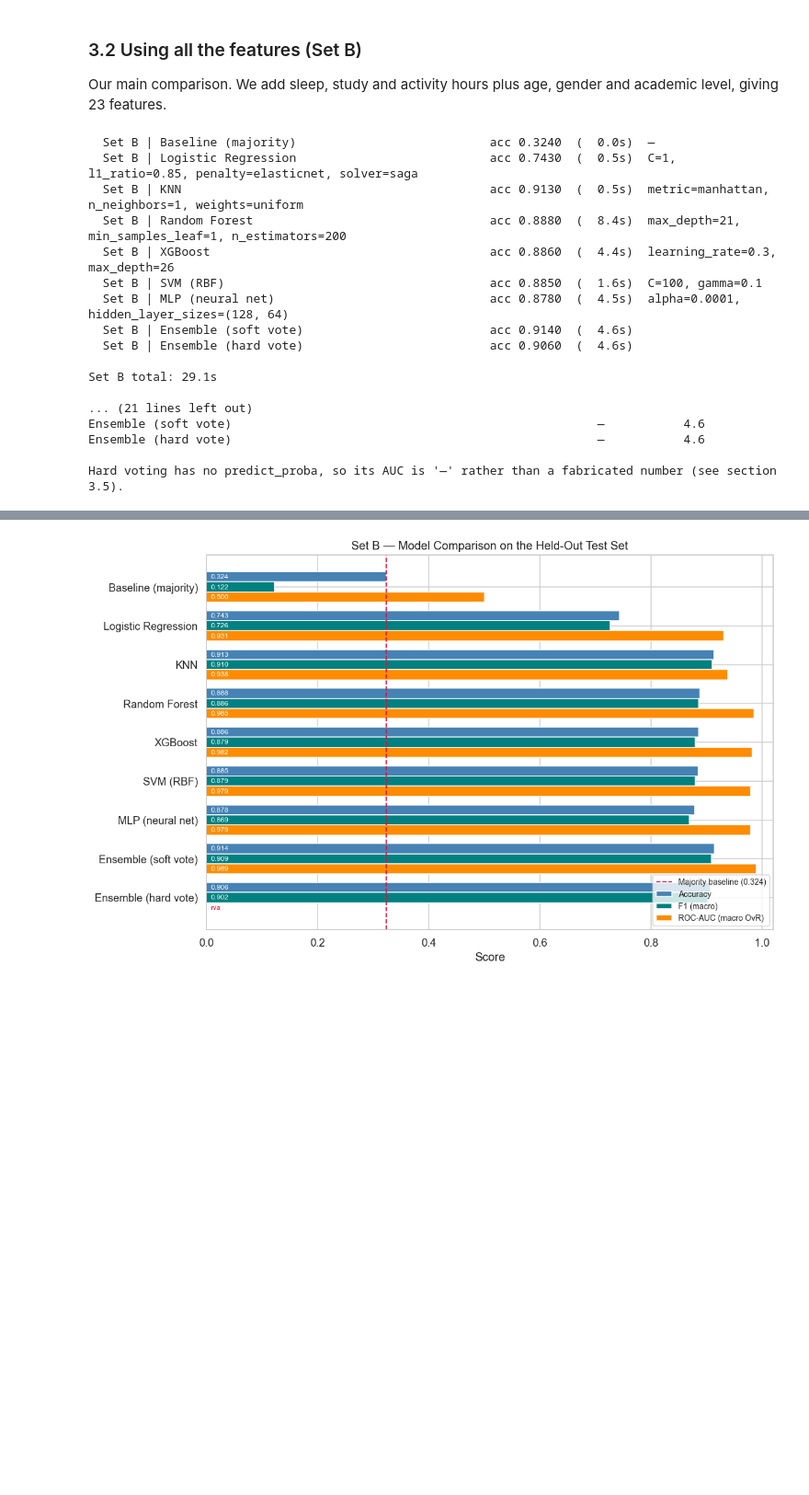
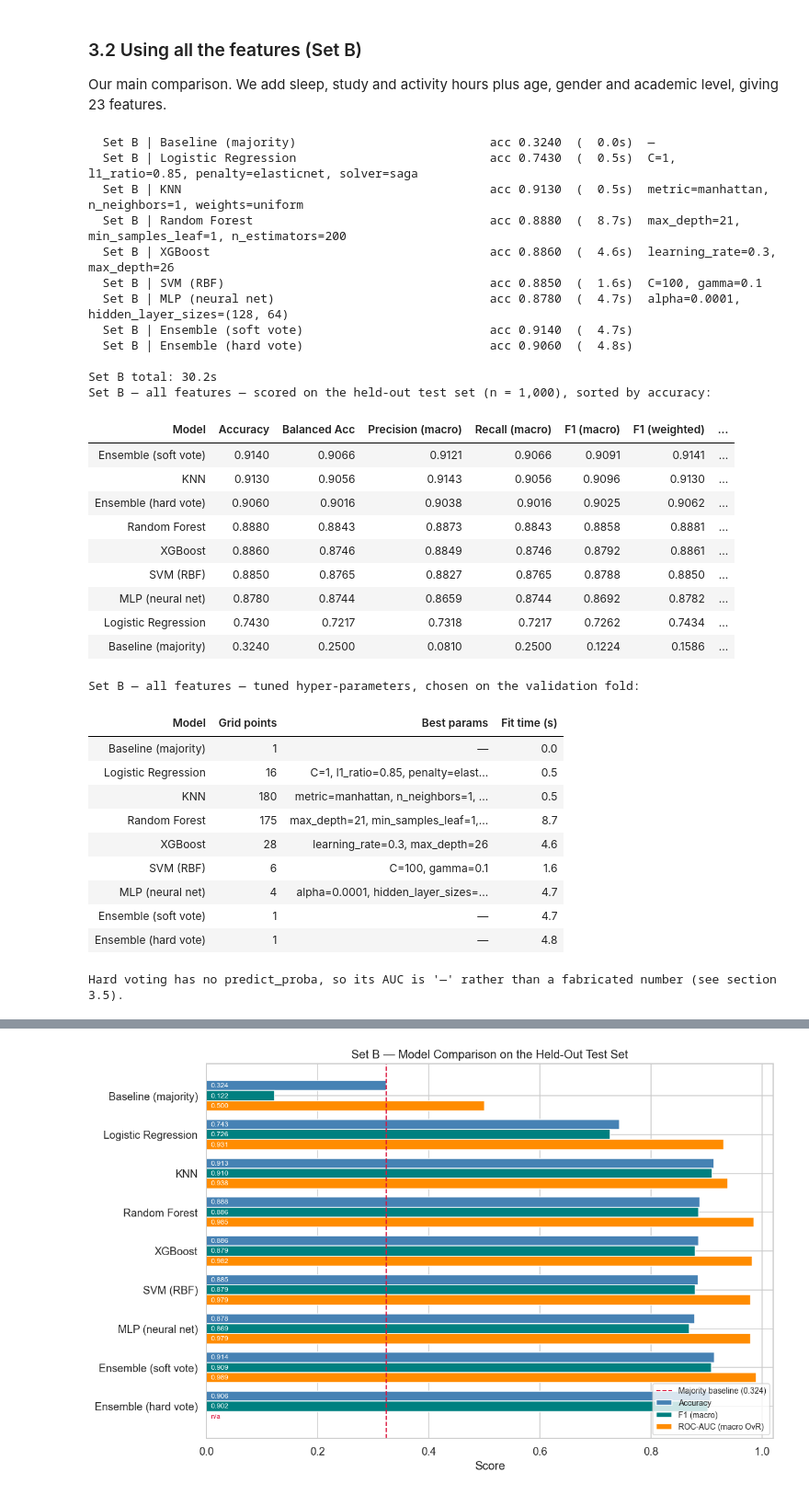
Before and after one commit to Ttalyacohen/Mental_health_dataset_evaluation, a Jupyter notebook: Questions/08_predicting_stress_and_mental_health.ipynb, the cells around one changed output, grey strips where cells are left out. Shown at 92% size. Drawn from its saved outputs; the diff is of its cells as text; code cells hidden in the pictures; blank space fills up the shorter version.

```diff
--- a/Questions/08_predicting_stress_and_mental_health.ipynb
+++ b/Questions/08_predicting_stress_and_mental_health.ipynb
@@ -666,34 +764,47 @@ Our main comparison. We add sleep, study and activity hours plus age, gender and
 # %%
 t0 = time.perf_counter()
 res_full, pred_full, proba_full, fitted_full = run_roster(X_full, y4, 'Set B')
 print(f'\nSet B total: {time.perf_counter() - t0:.1f}s')
 
-res_full_sorted = res_full.sort_values('Accuracy', ascending=False)
-print('\nSet B — all models, scored on the held-out test set '
-      f'(n = {len(idx_test):,}), sorted by accuracy:')
-print(res_full_sorted[show_cols].to_string(index=False))
-print('\nTuning outcome and cost:')
-print(res_full[['Model', 'Best params', 'Fit time (s)']].to_string(index=False))
-print("\nHard voting has no predict_proba, so its AUC is '—' rather than a fabricated number "
+res_full_sorted = show_results(res_full, 'Set B — all features')
+show_tuning(res_full, 'Set B — all features')
+print("Hard voting has no predict_proba, so its AUC is '—' rather than a fabricated number "
       "(see section 3.5).")
 # %% [output]
   Set B | Baseline (majority)                           acc 0.3240  (  0.0s)  —
   Set B | Logistic Regression                           acc 0.7430  (  0.5s)  C=1, l1_ratio=0.85, penalty=elasticnet, solver=saga
   Set B | KNN                                           acc 0.9130  (  0.5s)  metric=manhattan, n_neighbors=1, weights=uniform
-  Set B | Random Forest                                 acc 0.8880  (  8.4s)  max_depth=21, min_samples_leaf=1, n_estimators=200
-  Set B | XGBoost                                       acc 0.8860  (  4.4s)  learning_rate=0.3, max_depth=26
+  Set B | Random Forest                                 acc 0.8880  (  8.7s)  max_depth=21, min_samples_leaf=1, n_estimators=200
+  Set B | XGBoost                                       acc 0.8860  (  4.6s)  learning_rate=0.3, max_depth=26
   Set B | SVM (RBF)                                     acc 0.8850  (  1.6s)  C=100, gamma=0.1
-  Set B | MLP (neural net)                              acc 0.8780  (  4.5s)  alpha=0.0001, hidden_layer_sizes=(128, 64)
-  Set B | Ensemble (soft vote)                          acc 0.9140  (  4.6s)
-  Set B | Ensemble (hard vote)                          acc 0.9060  (  4.6s)
+  Set B | MLP (neural net)                              acc 0.8780  (  4.7s)  alpha=0.0001, hidden_layer_sizes=(128, 64)
+  Set B | Ensemble (soft vote)                          acc 0.9140  (  4.7s)
+  Set B | Ensemble (hard vote)                          acc 0.9060  (  4.8s)
 
-Set B total: 29.1s
-
-... (21 lines left out)
-Ensemble (soft vote)                                                   —           4.6
-Ensemble (hard vote)                                                   —           4.6
-
-Hard voting has no predict_proba, so its AUC is '—' rather than a fabricated number (see section 3.5).
+Set B total: 30.2s
+Set B — all features — scored on the held-out test set (n = 1,000), sorted by accuracy:
+| Model | Accuracy | Balanced Acc | Precision (macro) | Recall (macro) | F1 (macro) | F1 (weighted) | ... |
+| Ensemble (soft vote) | 0.9140 | 0.9066 | 0.9121 | 0.9066 | 0.9091 | 0.9141 | ... |
+| KNN | 0.9130 | 0.9056 | 0.9143 | 0.9056 | 0.9096 | 0.9130 | ... |
+| Ensemble (hard vote) | 0.9060 | 0.9016 | 0.9038 | 0.9016 | 0.9025 | 0.9062 | ... |
+| Random Forest | 0.8880 | 0.8843 | 0.8873 | 0.8843 | 0.8858 | 0.8881 | ... |
+| XGBoost | 0.8860 | 0.8746 | 0.8849 | 0.8746 | 0.8792 | 0.8861 | ... |
+| SVM (RBF) | 0.8850 | 0.8765 | 0.8827 | 0.8765 | 0.8788 | 0.8850 | ... |
+| MLP (neural net) | 0.8780 | 0.8744 | 0.8659 | 0.8744 | 0.8692 | 0.8782 | ... |
+| Logistic Regression | 0.7430 | 0.7217 | 0.7318 | 0.7217 | 0.7262 | 0.7434 | ... |
+| Baseline (majority) | 0.3240 | 0.2500 | 0.0810 | 0.2500 | 0.1224 | 0.1586 | ... |
+Set B — all features — tuned hyper-parameters, chosen on the validation fold:
+| Model | Grid points | Best params | Fit time (s) |
+| Baseline (majority) | 1 | — | 0.0 |
+| Logistic Regression | 16 | C=1, l1_ratio=0.85, penalty=elast... | 0.5 |
+| KNN | 180 | metric=manhattan, n_neighbors=1, ... | 0.5 |
+| Random Forest | 175 | max_depth=21, min_samples_leaf=1,... | 8.7 |
+| XGBoost | 28 | learning_rate=0.3, max_depth=26 | 4.6 |
+| SVM (RBF) | 6 | C=100, gamma=0.1 | 1.6 |
+| MLP (neural net) | 4 | alpha=0.0001, hidden_layer_sizes=... | 4.7 |
+| Ensemble (soft vote) | 1 | — | 4.7 |
+| Ensemble (hard vote) | 1 | — | 4.8 |
+Hard voting has no predict_proba, so its AUC is '—' rather than a fabricated number (see section 3.5).
 # %% [markdown]
 **We expected Set B to give us the same ranking as Set A, only with higher scores. That turned out to be
 wrong.** Adding the lifestyle and demographic features made every model better, but not by the same
```
Also changed, not shown: parts of 18 cells of this notebook.
